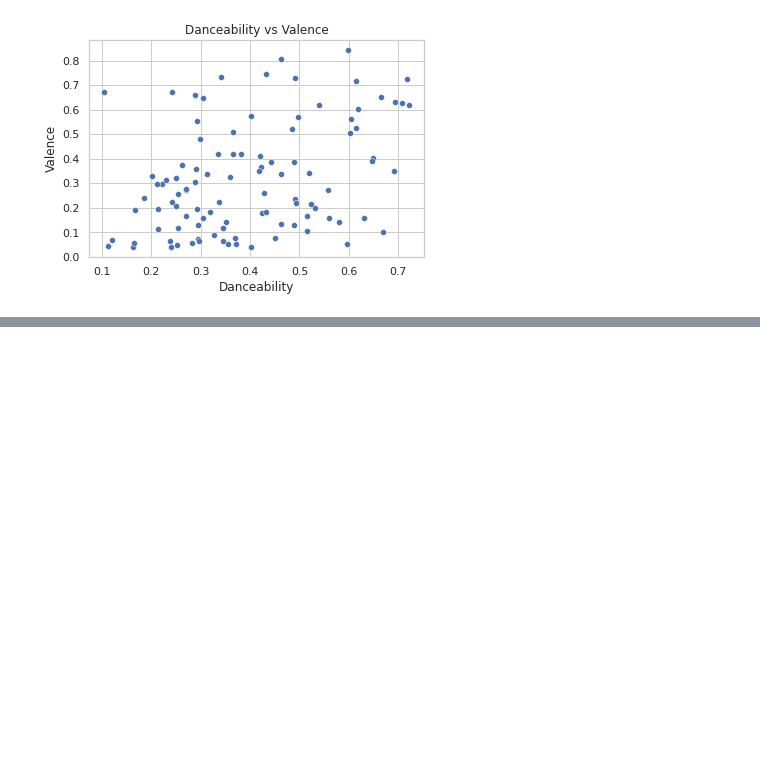
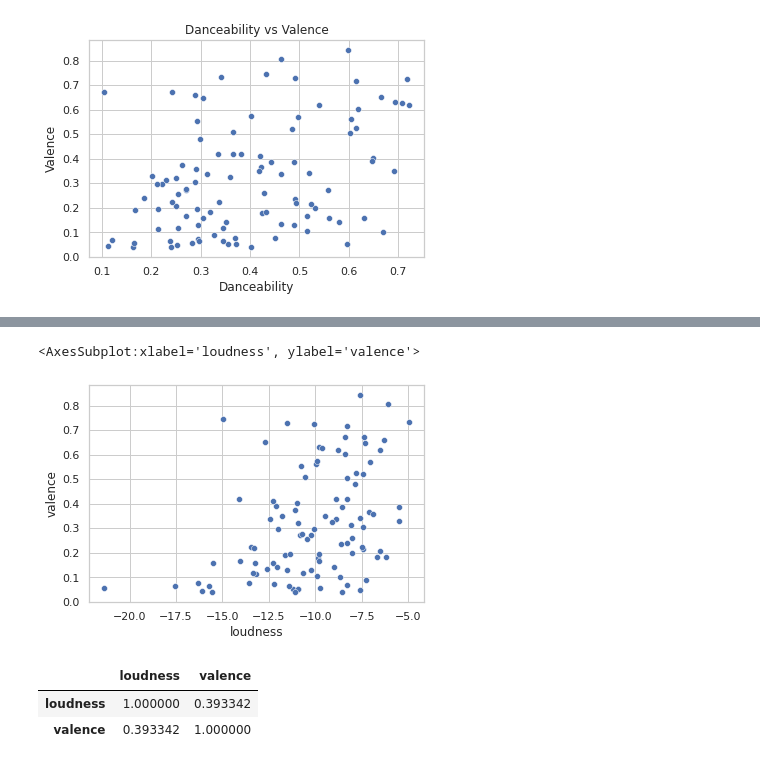
Before and after one commit to RamonPuon/Spotipy-Valence-Analysis, a Jupyter notebook: Radiohead.ipynb, the cells around one changed output, grey strips where cells are left out. Saved outputs shown, nothing was run; the diff lists cells and outputs as text; code cells hidden in the pictures; blank space fills up the shorter version.

```diff
--- a/Radiohead.ipynb
+++ b/Radiohead.ipynb
@@ -113,0 +137,12 @@ A closer inspection tell us that there is not a correlation between a song valen
+# %%
+sns.set_theme(style='whitegrid')
+sns.scatterplot(data=df, x = 'loudness', y= 'valence')
+# %% [output]
+<AxesSubplot:xlabel='loudness', ylabel='valence'>
+[figure, added]
+# %%
+df[['loudness','valence']].corr()
+# %% [output]
+|  | loudness | valence |
+| loudness | 1.000000 | 0.393342 |
+| valence | 0.393342 | 1.000000 |
```
Also changed, not shown: parts of 6 cells of this notebook.
